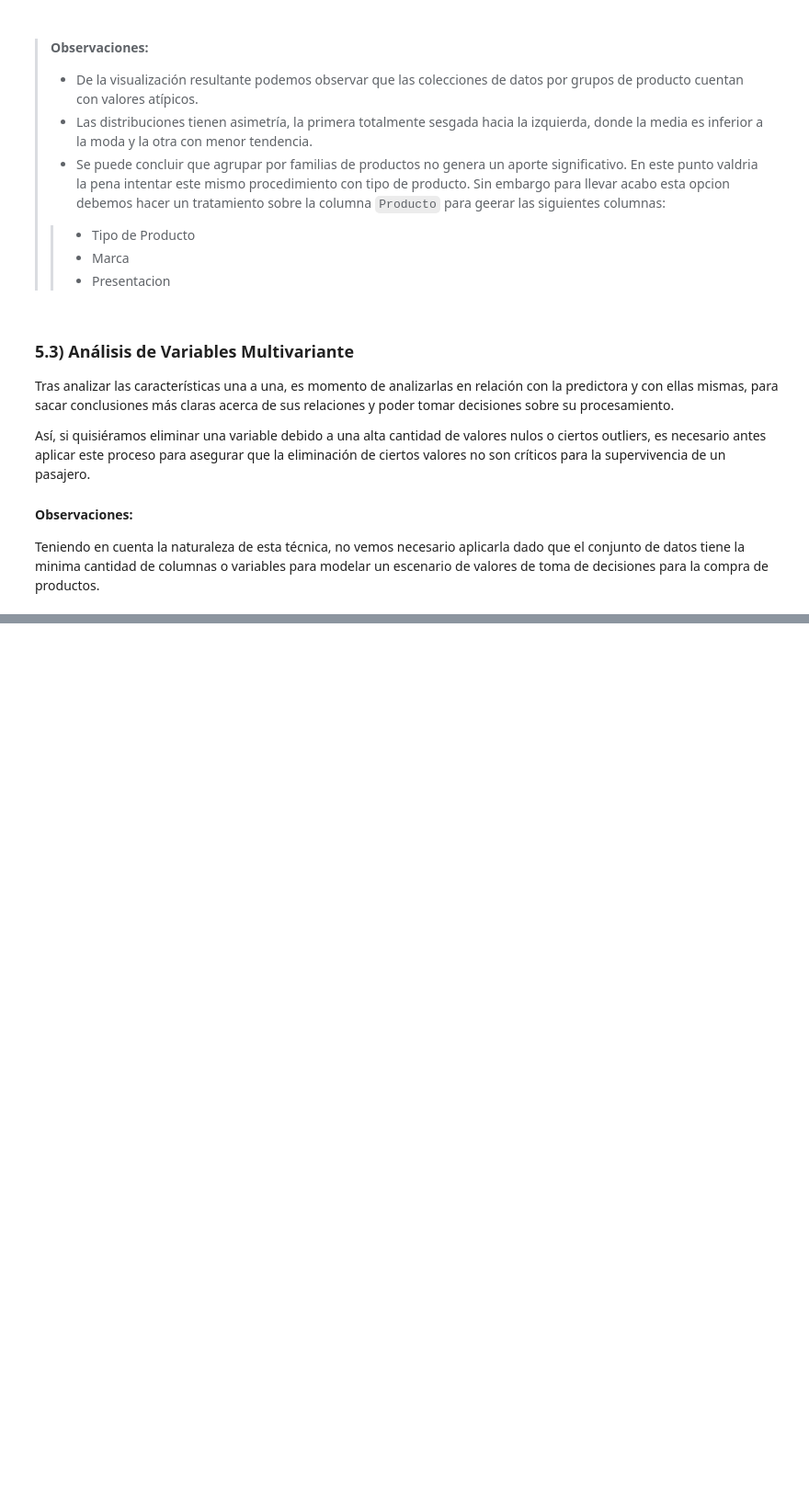
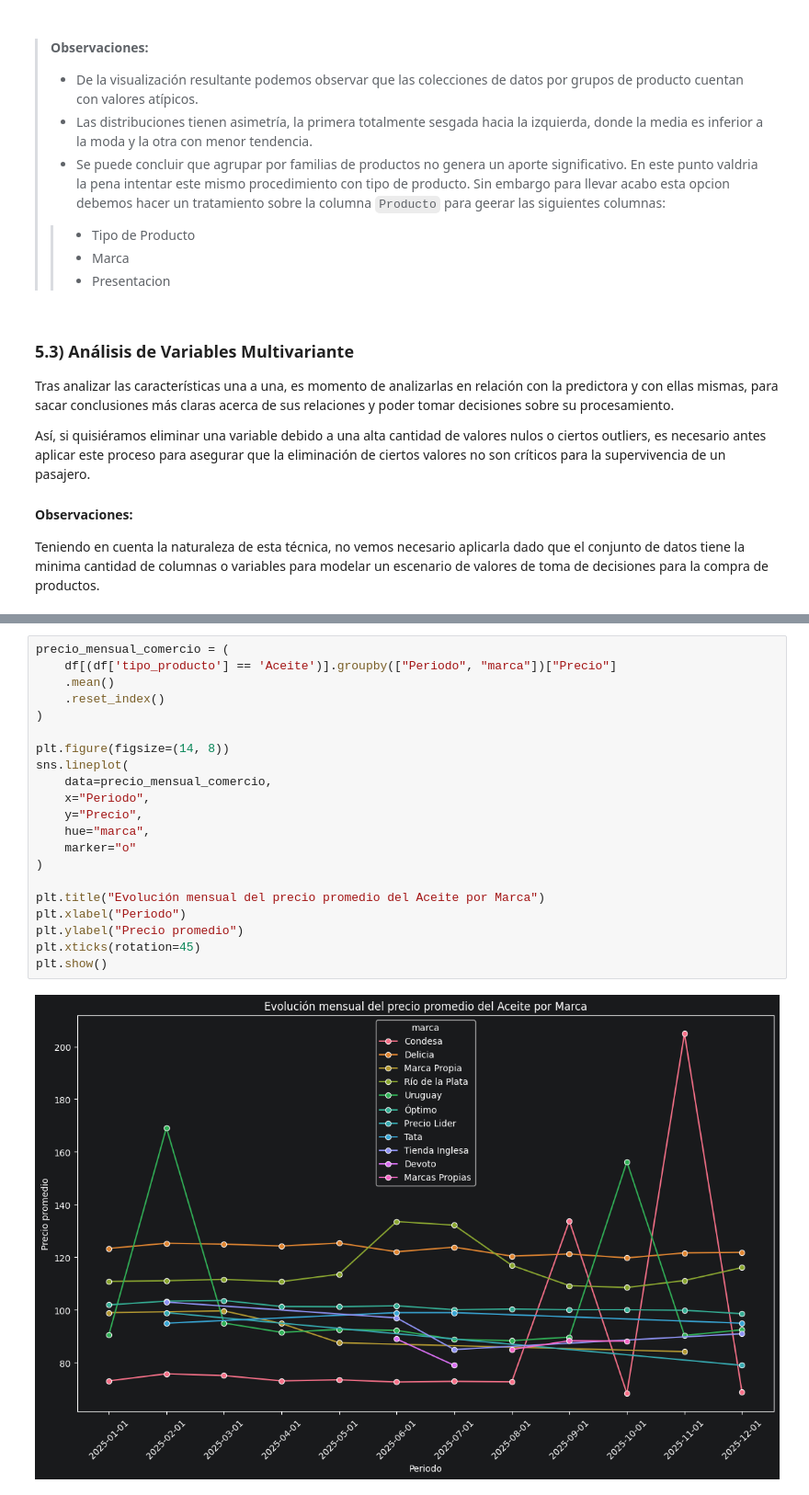
Before and after one commit to magnadata/ucu-python-4-data-analysis-project, a Jupyter notebook: notebooks/practice.ipynb, the cells around one changed output, grey strips where cells are left out. Shown at 92% size. Saved outputs shown, nothing was run; the diff lists cells and outputs as text; blank space fills up the shorter version.

```diff
--- a/notebooks/practice.ipynb
+++ b/notebooks/practice.ipynb
@@ -506,0 +602,23 @@ print(df.head(10))
+# %%
+precio_mensual_comercio = (
+    df[(df['tipo_producto'] == 'Aceite')].groupby(["Periodo", "marca"])["Precio"]
+    .mean()
+    .reset_index()
+)
+
+plt.figure(figsize=(14, 8))
+sns.lineplot(
+    data=precio_mensual_comercio,
+    x="Periodo",
+    y="Precio",
+    hue="marca",
+    marker="o"
+)
+
+plt.title("Evolución mensual del precio promedio del Aceite por Marca")
+plt.xlabel("Periodo")
+plt.ylabel("Precio promedio")
+plt.xticks(rotation=45)
+plt.show()
+# %% [output]
+[figure, added]
```
Also changed, not shown: parts of 27 cells of this notebook, 7 other files.
